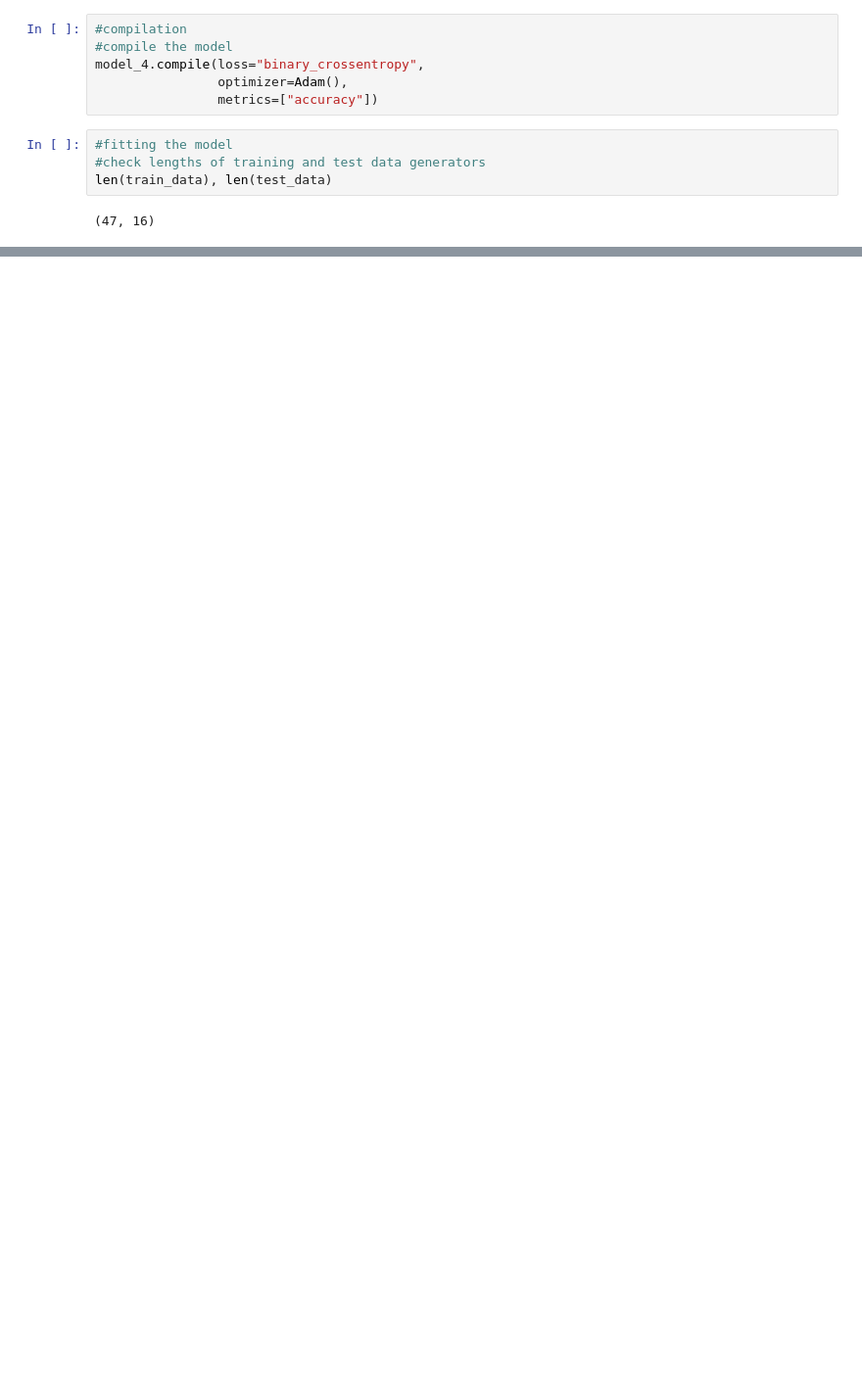
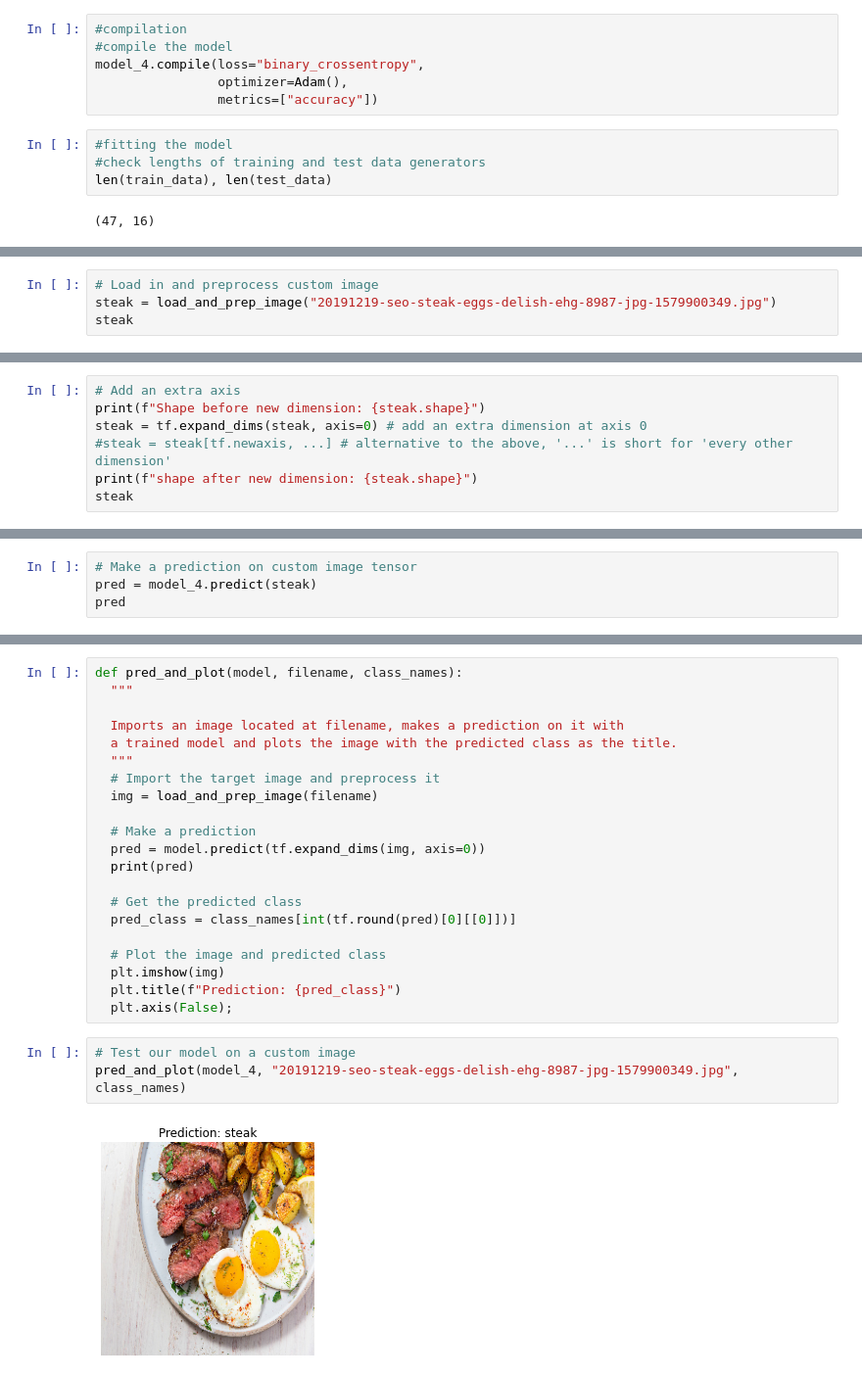
Before and after one commit to El-Nico/tensorflow-notes, a Jupyter notebook: convolution_exercises.ipynb, the cells around one changed output, grey strips where cells are left out. Shown: that part at 98% size. Cells and saved outputs as stored; diff of their text form; blank space fills up the shorter version.

```diff
--- a/convolution_exercises.ipynb
+++ b/convolution_exercises.ipynb
@@ -299,0 +356,4 @@ plot_loss_curves(history_4)
+# %%
+# Load in and preprocess custom image
+steak = load_and_prep_image("20191219-seo-steak-eggs-delish-ehg-8987-jpg-1579900349.jpg")
+steak
@@ -299,0 +378,7 @@ plot_loss_curves(history_4)
+# %%
+# Add an extra axis
+print(f"Shape before new dimension: {steak.shape}")
+steak = tf.expand_dims(steak, axis=0) # add an extra dimension at axis 0
+#steak = steak[tf.newaxis, ...] # alternative to the above, '...' is short for 'every other dimension'
+print(f"shape after new dimension: {steak.shape}")
+steak
@@ -299,0 +405,4 @@ plot_loss_curves(history_4)
+# %%
+# Make a prediction on custom image tensor
+pred = model_4.predict(steak)
+pred
@@ -299,0 +421,26 @@ plot_loss_curves(history_4)
+# %%
+def pred_and_plot(model, filename, class_names):
+  """
+
+  Imports an image located at filename, makes a prediction on it with
+  a trained model and plots the image with the predicted class as the title.
+  """
+  # Import the target image and preprocess it
+  img = load_and_prep_image(filename)
+
+  # Make a prediction
+  pred = model.predict(tf.expand_dims(img, axis=0))
+  print(pred)
+
+  # Get the predicted class
+  pred_class = class_names[int(tf.round(pred)[0][[0]])]
+
+  # Plot the image and predicted class
+  plt.imshow(img)
+  plt.title(f"Prediction: {pred_class}")
+  plt.axis(False);
+# %%
+# Test our model on a custom image
+pred_and_plot(model_4, "20191219-seo-steak-eggs-delish-ehg-8987-jpg-1579900349.jpg", class_names)
+# %% [output]
+[figure, added]
```
Also changed, not shown: parts of 26 cells of this notebook.
